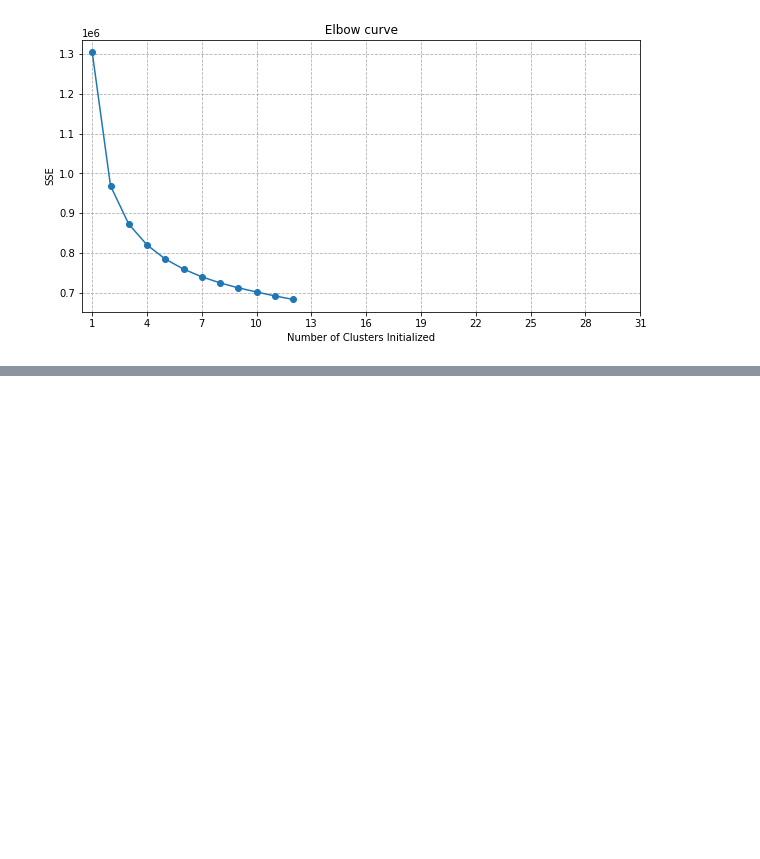
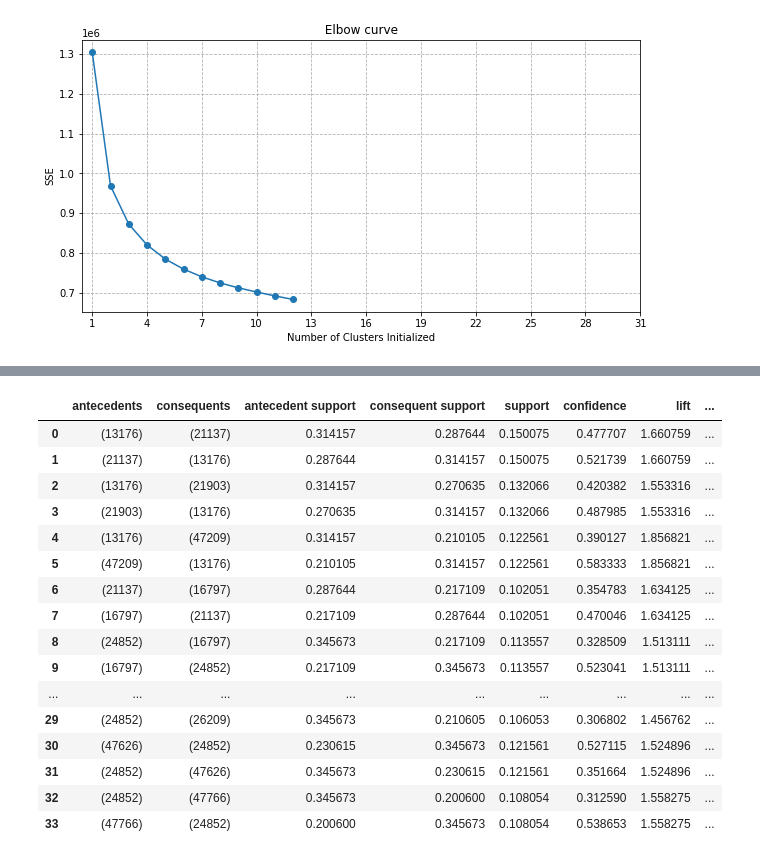
Before and after one commit to charles0808/CMPE255-InstaCart, a Jupyter notebook: term_project_zyl.ipynb, the cells around one changed output, grey strips where cells are left out. Cells and saved outputs as stored; diff of their text form; code cells hidden in the pictures; blank space fills up the shorter version.

Commit message:
add Apriori

```diff
--- a/term_project_zyl.ipynb
+++ b/term_project_zyl.ipynb
@@ -302,0 +335,11 @@ Text(0.5, 1.0, ' Elbow curve ')
+# %%
+user_k_classification = {
+    '1':[],
+    '2':[]
+}
+user_class1=[]
+for i in range(1,2000):
+    user_class1.append(i)
+# %%
+user_product_part1 = user_product_id[user_product_id['user_id'].isin(user_class1) ]
+user_product_part1
@@ -302,0 +360,12 @@ Text(0.5, 1.0, ' Elbow curve ')
+# %%
+user_product_dic={}
+for item in user_product_part1.itertuples():
+
+    if(user_product_dic.get(item[2])):
+        user_product_dic[item[2]].append(item[3])
+    else:
+        user_product_dic[item[2]] = []
+        user_product_dic[item[2]].append(item[3])
+transaction = []
+for item in user_product_dic:
+    transaction.append(user_product_dic[item])
@@ -302,0 +392,13 @@ Text(0.5, 1.0, ' Elbow curve ')
+# %%
+import time
+from mlxtend.preprocessing import TransactionEncoder
+from mlxtend.frequent_patterns import apriori, fpmax, fpgrowth
+te = TransactionEncoder()
+te_ary = te.fit(transaction).transform(transaction)
+
+df = pd.DataFrame(te_ary, columns=te.columns_)
+t1 = time.time()
+frequent_itemsets = apriori(df, min_support=0.1, use_colnames=True)
+t2 = time.time()
+print(t2-t1)
+frequent_itemsets
@@ -302,0 +424,22 @@ Text(0.5, 1.0, ' Elbow curve ')
+# %%
+from mlxtend.frequent_patterns import association_rules
+
+association_rules(frequent_itemsets, metric="confidence", min_threshold=0.3)
+# %% [output]
+|  | antecedents | consequents | antecedent support | consequent support | support | confidence | lift | ... |
+| 0 | (13176) | (21137) | 0.314157 | 0.287644 | 0.150075 | 0.477707 | 1.660759 | ... |
+| 1 | (21137) | (13176) | 0.287644 | 0.314157 | 0.150075 | 0.521739 | 1.660759 | ... |
+| 2 | (13176) | (21903) | 0.314157 | 0.270635 | 0.132066 | 0.420382 | 1.553316 | ... |
+| 3 | (21903) | (13176) | 0.270635 | 0.314157 | 0.132066 | 0.487985 | 1.553316 | ... |
+| 4 | (13176) | (47209) | 0.314157 | 0.210105 | 0.122561 | 0.390127 | 1.856821 | ... |
+| 5 | (47209) | (13176) | 0.210105 | 0.314157 | 0.122561 | 0.583333 | 1.856821 | ... |
+| 6 | (21137) | (16797) | 0.287644 | 0.217109 | 0.102051 | 0.354783 | 1.634125 | ... |
+| 7 | (16797) | (21137) | 0.217109 | 0.287644 | 0.102051 | 0.470046 | 1.634125 | ... |
+| 8 | (24852) | (16797) | 0.345673 | 0.217109 | 0.113557 | 0.328509 | 1.513111 | ... |
+| 9 | (16797) | (24852) | 0.217109 | 0.345673 | 0.113557 | 0.523041 | 1.513111 | ... |
+| ... | ... | ... | ... | ... | ... | ... | ... | ... |
+| 29 | (24852) | (26209) | 0.345673 | 0.210605 | 0.106053 | 0.306802 | 1.456762 | ... |
+| 30 | (47626) | (24852) | 0.230615 | 0.345673 | 0.121561 | 0.527115 | 1.524896 | ... |
+| 31 | (24852) | (47626) | 0.345673 | 0.230615 | 0.121561 | 0.351664 | 1.524896 | ... |
+| 32 | (24852) | (47766) | 0.345673 | 0.200600 | 0.108054 | 0.312590 | 1.558275 | ... |
+| 33 | (47766) | (24852) | 0.200600 | 0.345673 | 0.108054 | 0.538653 | 1.558275 | ... |
```
Also changed, not shown: parts of 9 cells of this notebook.
